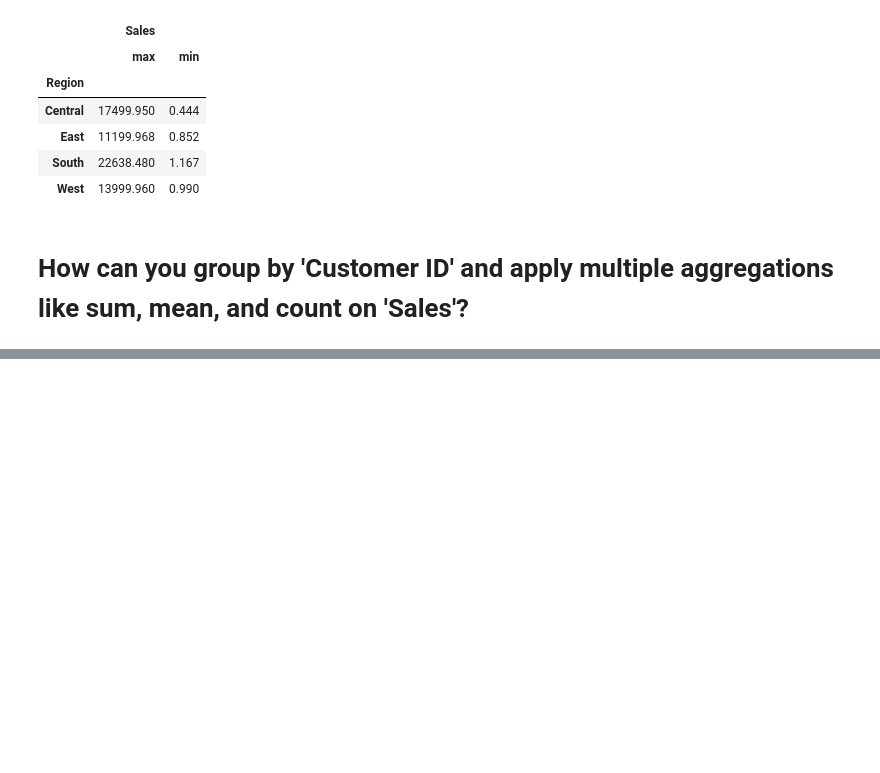
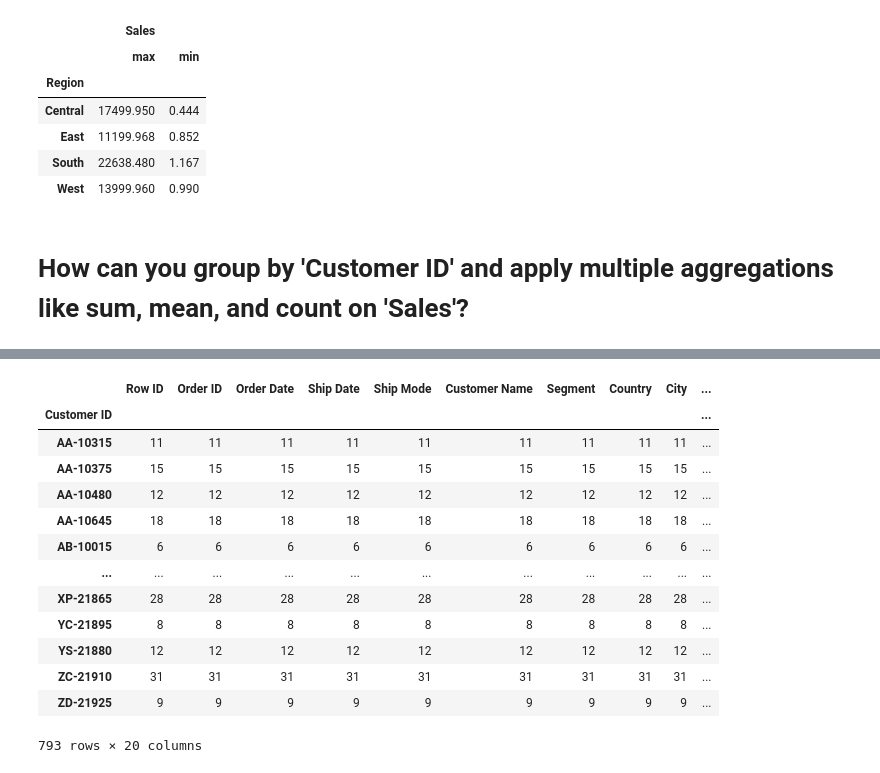
Before and after one commit to TylorOP/Machine-Learning, a Jupyter notebook: Pandas/Day-8-Groupby.ipynb, the cells around one changed output, grey strips where cells are left out. Saved outputs shown, nothing was run; the diff lists cells and outputs as text; code cells hidden in the pictures; blank space fills up the shorter version.

```diff
--- a/Pandas/Day-8-Groupby.ipynb
+++ b/Pandas/Day-8-Groupby.ipynb
@@ -190,0 +187,19 @@ df[df['Customer ID'].duplicated()]
+# %%
+#my ans
+df.groupby('Customer ID').mean()
+df.groupby('Customer ID').count()
+# %% [output]
+|  | Row ID | Order ID | Order Date | Ship Date | Ship Mode | Customer Name | Segment | Country | City | ... |
+| Customer ID |  |  |  |  |  |  |  |  |  | ... |
+| AA-10315 | 11 | 11 | 11 | 11 | 11 | 11 | 11 | 11 | 11 | ... |
+| AA-10375 | 15 | 15 | 15 | 15 | 15 | 15 | 15 | 15 | 15 | ... |
+| AA-10480 | 12 | 12 | 12 | 12 | 12 | 12 | 12 | 12 | 12 | ... |
+| AA-10645 | 18 | 18 | 18 | 18 | 18 | 18 | 18 | 18 | 18 | ... |
+| AB-10015 | 6 | 6 | 6 | 6 | 6 | 6 | 6 | 6 | 6 | ... |
+| ... | ... | ... | ... | ... | ... | ... | ... | ... | ... | ... |
+| XP-21865 | 28 | 28 | 28 | 28 | 28 | 28 | 28 | 28 | 28 | ... |
+| YC-21895 | 8 | 8 | 8 | 8 | 8 | 8 | 8 | 8 | 8 | ... |
+| YS-21880 | 12 | 12 | 12 | 12 | 12 | 12 | 12 | 12 | 12 | ... |
+| ZC-21910 | 31 | 31 | 31 | 31 | 31 | 31 | 31 | 31 | 31 | ... |
+| ZD-21925 | 9 | 9 | 9 | 9 | 9 | 9 | 9 | 9 | 9 | ... |
+793 rows × 20 columns
```
Also changed, not shown: parts of 34 cells of this notebook.
